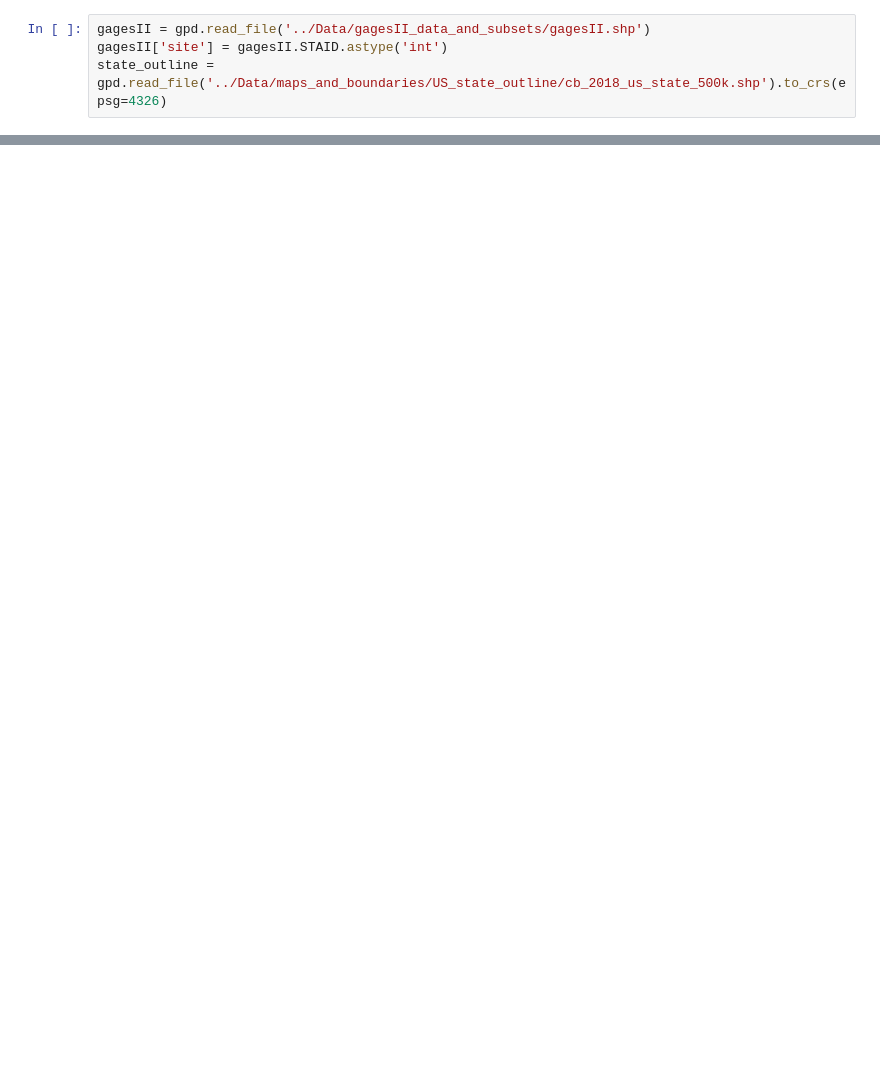
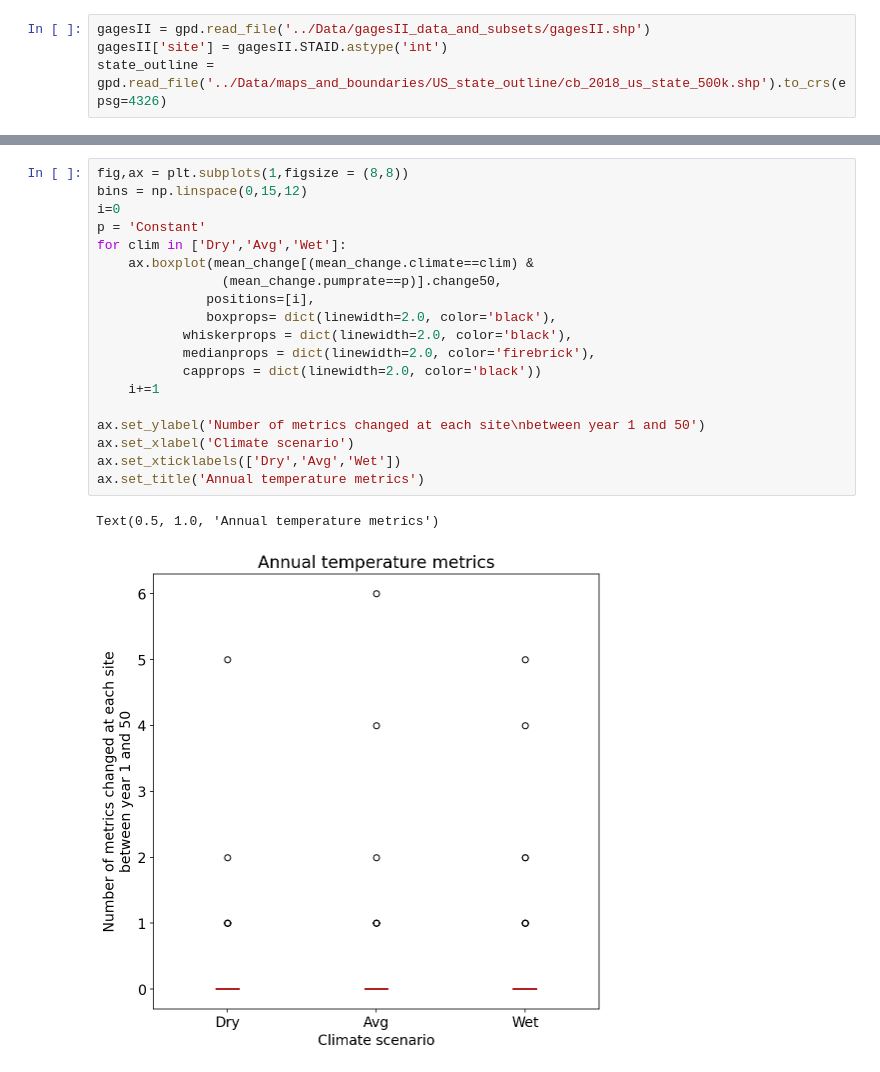
Before and after one commit to lapidesd/streamflow_depletion_metrics_replacement, a Jupyter notebook: Code/metric_outcomes.ipynb, the cells around one changed output, grey strips where cells are left out. Cells and saved outputs as stored; diff of their text form; blank space fills up the shorter version.

```diff
--- a/Code/metric_outcomes.ipynb
+++ b/Code/metric_outcomes.ipynb
@@ -252,0 +426,22 @@ means[means.metric=='totallowflowperiods']
+# %%
+fig,ax = plt.subplots(1,figsize = (8,8))
+bins = np.linspace(0,15,12)
+i=0
+p = 'Constant'
+for clim in ['Dry','Avg','Wet']:
+    ax.boxplot(mean_change[(mean_change.climate==clim) &
+                (mean_change.pumprate==p)].change50,
+              positions=[i],
+              boxprops= dict(linewidth=2.0, color='black'),
+           whiskerprops = dict(linewidth=2.0, color='black'),
+           medianprops = dict(linewidth=2.0, color='firebrick'),
+           capprops = dict(linewidth=2.0, color='black'))
+    i+=1
+
+ax.set_ylabel('Number of metrics changed at each site\nbetween year 1 and 50')
+ax.set_xlabel('Climate scenario')
+ax.set_xticklabels(['Dry','Avg','Wet'])
+ax.set_title('Annual temperature metrics')
+# %% [output]
+Text(0.5, 1.0, 'Annual temperature metrics')
+[figure, added]
```
Also changed, not shown: parts of 28 cells of this notebook.
